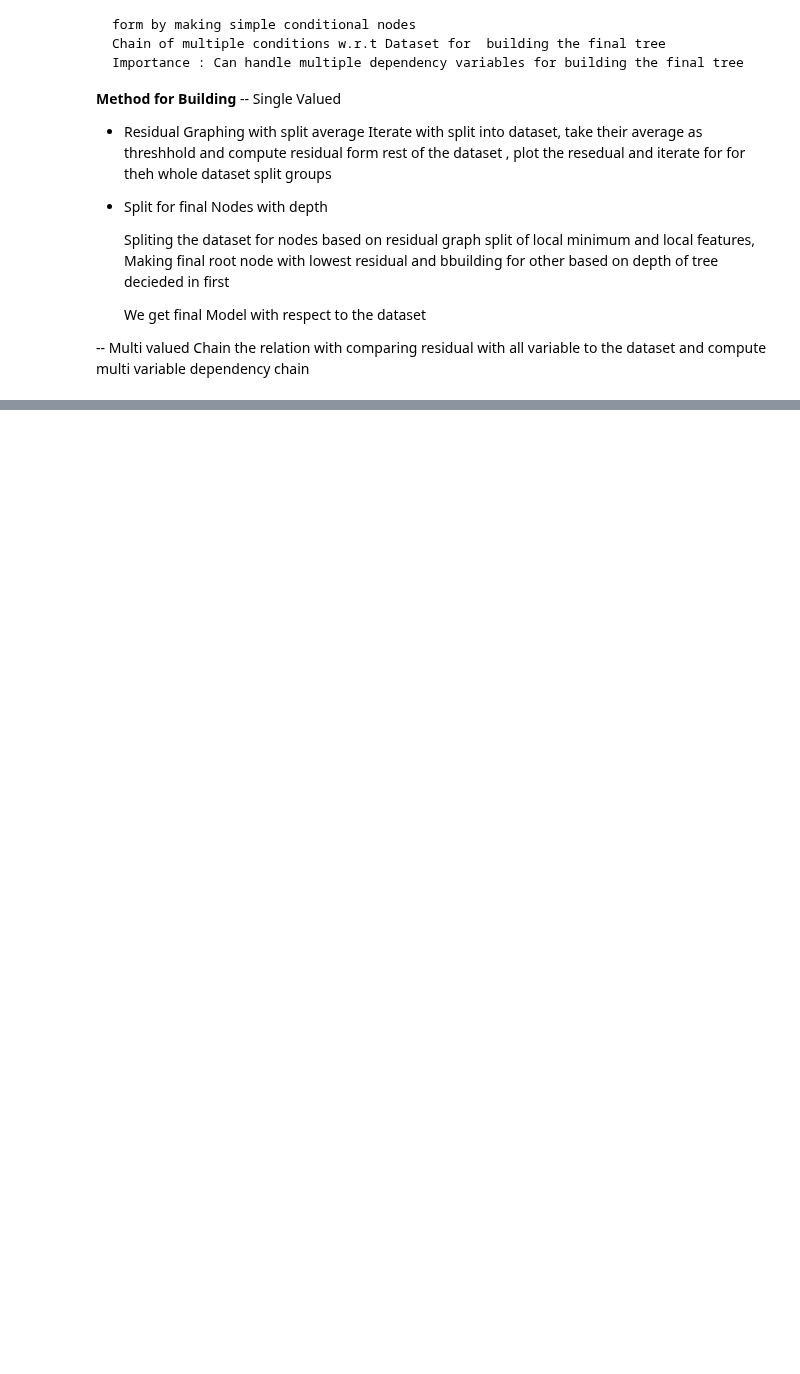
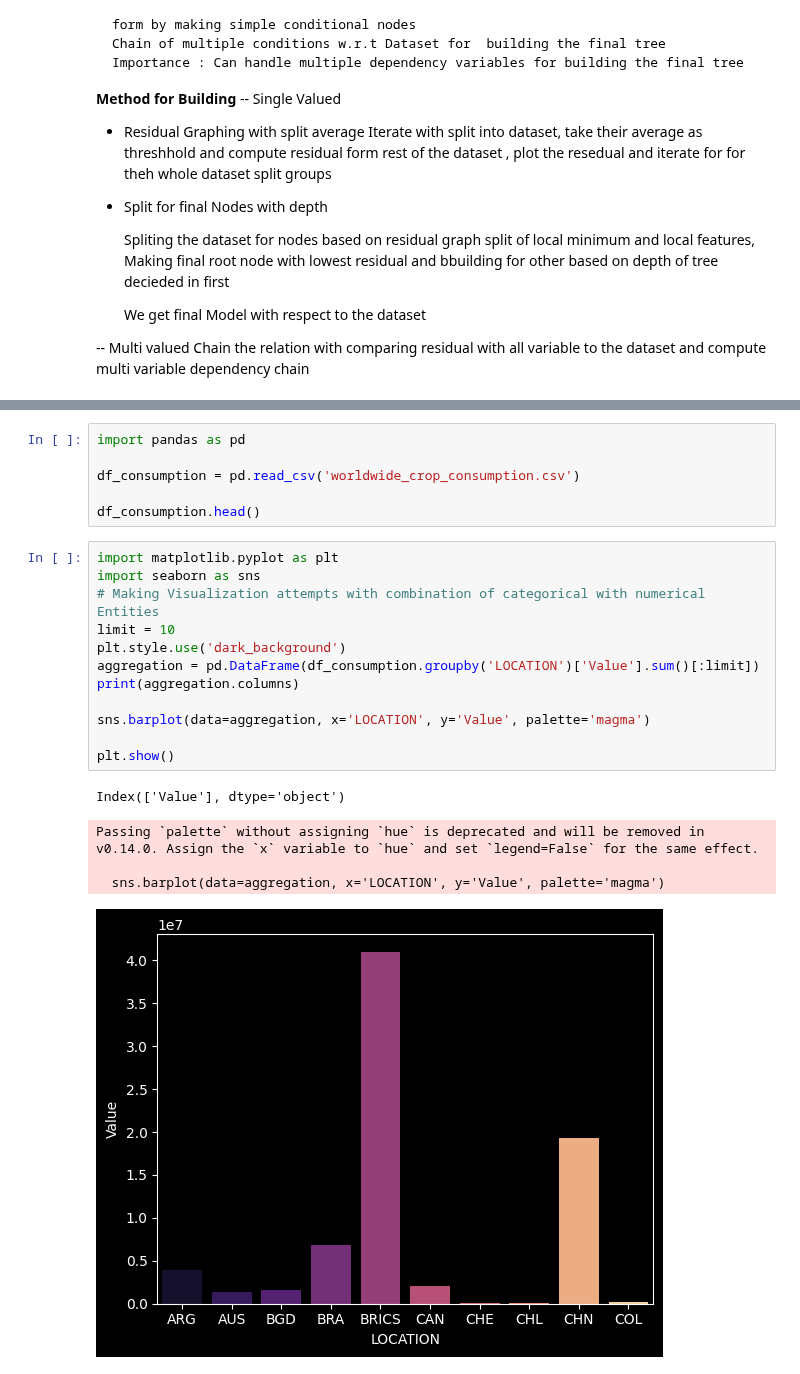
Before and after one commit to 24f3004979/vizion, a Jupyter notebook: Experiment_Notebook.ipynb, the cells around one changed output, grey strips where cells are left out. Saved outputs shown, nothing was run; the diff lists cells and outputs as text; blank space fills up the shorter version.

```diff
--- a/Experiment_Notebook.ipynb
+++ b/Experiment_Notebook.ipynb
@@ -274,0 +312,24 @@ pps_matrix(continuous)
+# %%
+import pandas as pd
+
+df_consumption = pd.read_csv('worldwide_crop_consumption.csv')
+
+df_consumption.head()
+# %%
+import matplotlib.pyplot as plt
+import seaborn as sns
+# Making Visualization attempts with combination of categorical with numerical Entities
+limit = 10
+plt.style.use('dark_background')
+aggregation = pd.DataFrame(df_consumption.groupby('LOCATION')['Value'].sum()[:limit])
+print(aggregation.columns)
+
+sns.barplot(data=aggregation, x='LOCATION', y='Value', palette='magma')
+
+plt.show()
+# %% [output]
+Index(['Value'], dtype='object')
+Passing `palette` without assigning `hue` is deprecated and will be removed in v0.14.0. Assign the `x` variable to `hue` and set `legend=False` for the same effect.
+
+  sns.barplot(data=aggregation, x='LOCATION', y='Value', palette='magma')
+[figure, added]
```
Also changed, not shown: parts of 6 cells of this notebook, 5 other files.
